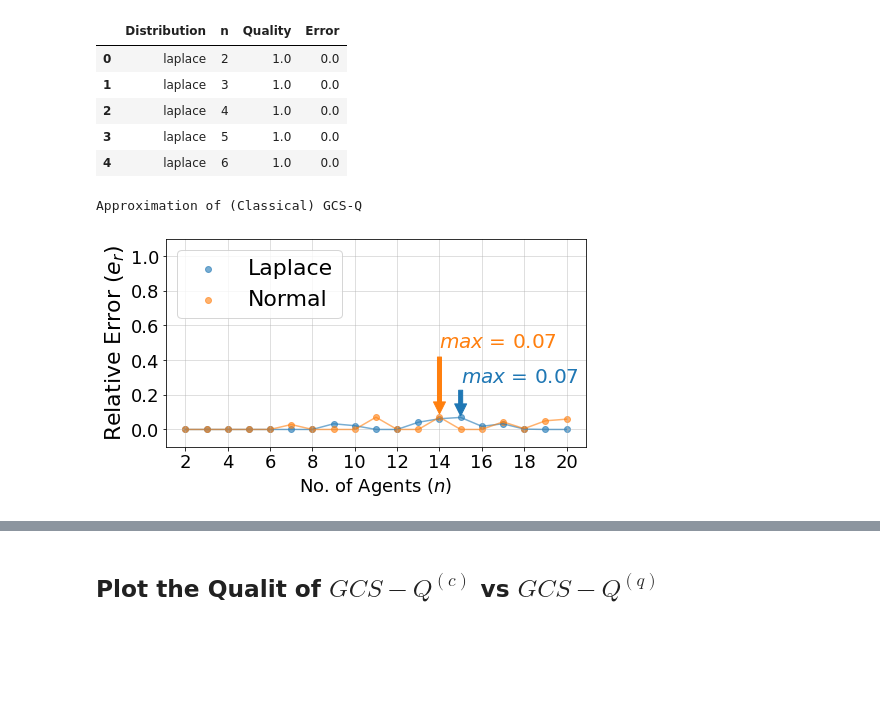
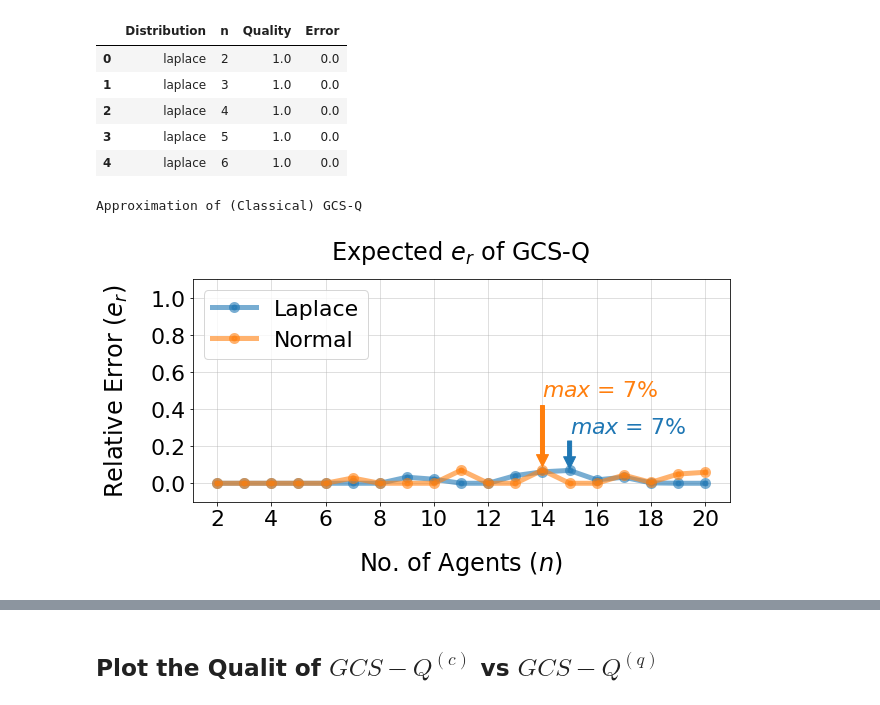
Before and after one commit to supreethmv/GCS-Q, a Jupyter notebook: plots.ipynb, the cells around one changed output, grey strips where cells are left out. Cells and saved outputs as stored; diff of their text form; code cells hidden in the pictures; blank space fills up the shorter version.

```diff
--- a/plots.ipynb
+++ b/plots.ipynb
@@ -239,9 +246,9 @@ data.head()
 | 3 | laplace | 5 | 1.0 | 0.0 |
 | 4 | laplace | 6 | 1.0 | 0.0 |
 # %%
-font=14
+font=16
 
-fig, ax = plt.subplots(figsize=(7,3.9))
+fig, ax = plt.subplots(figsize=(9,5))
 fig.set_tight_layout(True)
 
 colors=['#1f77b4','#ff7f0e']
@@ -253,39 +260,39 @@ for distr in df.Distribution.unique():
     current_data = data[data.Distribution == distr]
 
     x = current_data['n'].to_numpy()
 
     y = current_data['Error'].astype(float).to_numpy()
 
-    ax.plot(x, y, alpha=.6)
-    ax.scatter(x, y, label=distr.capitalize(), alpha=.6)
+    ax.plot(x, y, label=distr.capitalize(), linestyle='-', marker='o', linewidth=5.0, markeredgewidth=5, alpha=.6)
 
     ymax = max(y)
     xpos = np.where(y==ymax)
     xmax = x[xpos]
 
-    ax.annotate("$max$ = "+f"{np.round(ymax,2)}", xy=(xmax, ymax), xytext=(xmax, ymax+0.4 if c else ymax+0.2), color= colors[c], fontsize=font+6,
+    ax.annotate("$max$ = "+f"{np.round(ymax*100).astype(int)}%", xy=(xmax, ymax), xytext=(xmax, ymax+0.4 if c else ymax+0.2), color= colors[c], fontsize=font+6,
                 arrowprops=dict(color=colors[c], facecolor=colors[c], shrink=0.05))
     c+=1
 
 
-ax.set_ylabel(r'Relative Error $(e_r)$',fontdict={'fontsize':font+8})
+ax.set_ylabel(r'Relative Error $(e_r)$',fontdict={'fontsize':font+8}, labelpad=20)
 
-ax.set_xlabel(r'No. of Agents $(n)$',fontdict={'fontsize':font+4})
+ax.set_xlabel(r'No. of Agents $(n)$',fontdict={'fontsize':font+8}, labelpad=20)
 ax.set_ylim(-.1, 1.1)
 
 ax.set_xticks(ticks=np.arange(0, 20, 2))
 ax.set_yticks(ticks=np.arange(0, 1.1, .2))
 
-ax.tick_params(axis='both', which='major', labelsize=font+4)
+ax.tick_params(axis='both', which='major', labelsize=font+6)
 
 ax.grid(alpha=.5)
-ax.legend(fontsize=font+8, loc="upper left")
+ax.legend(fontsize=font+6, loc="upper left")
 
-#ax.set_title("Approximation of (Classical) GCS-Q ", fontsize = font+2)
+ax.set_title(r"Expected $e_r$ of GCS-Q ", fontdict={'fontsize':font+8}, pad=20)#, fontweight="bold")
+
 print("Approximation of (Classical) GCS-Q")
 
 file = os.path.join(current_folder, 'MINCUT_Acc.png')
 plt.savefig(file, dpi=500, bbox_inches = "tight")
 # %% [output]
 Approximation of (Classical) GCS-Q
-[figure, old version]
+[figure, new version]
```
Also changed, not shown: parts of 15 cells of this notebook.
